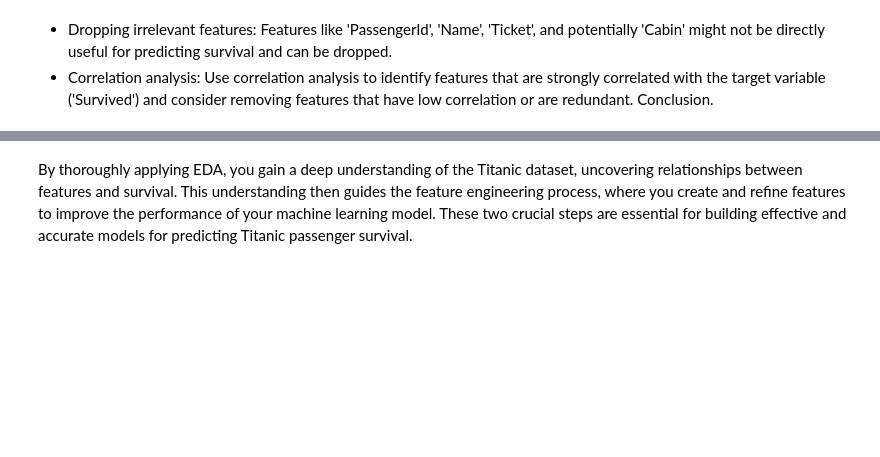
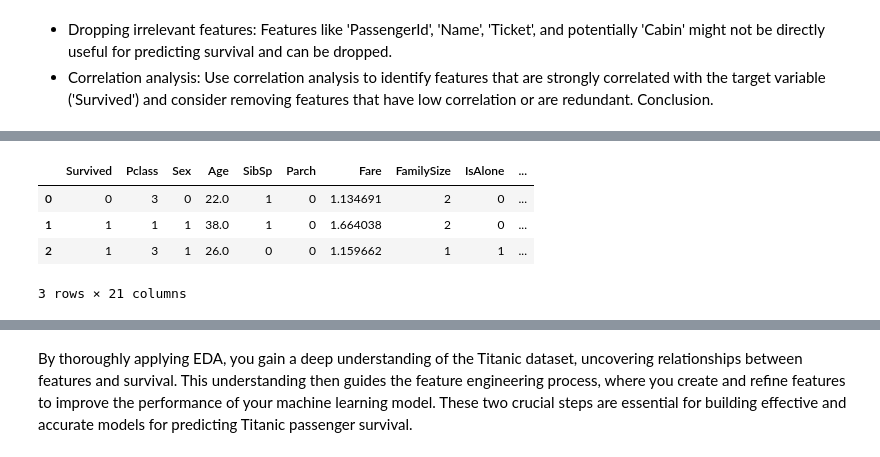
Before and after one commit to SrEntropy/titanic-ml-pipeline, a Jupyter notebook: notebooks/featureEngineering.ipynb, the cells around one changed output, grey strips where cells are left out. Saved outputs shown, nothing was run; the diff lists cells and outputs as text; code cells hidden in the pictures; blank space fills up the shorter version.

```diff
--- a/notebooks/featureEngineering.ipynb
+++ b/notebooks/featureEngineering.ipynb
@@ -109,3 +115,6 @@ df.head(4)
 ####Feature selection
 - Dropping irrelevant features: Features like 'PassengerId', 'Name', 'Ticket', and potentially 'Cabin' might not be directly useful for predicting survival and can be dropped.
 - Correlation analysis: Use correlation analysis to identify features that are strongly correlated with the target variable ('Survived') and consider removing features that have low correlation or are redundant.
+# %%
+df.drop(columns=["Name","Title"], inplace=True)
+df.head(2)
@@ -117,0 +136,11 @@ Conclusion.
+# %%
+# Apply logarithmic transformation to the 'Fare' column
+df['Fare'] = np.log1p(df['Fare'])
+dfNorm = df.copy()
+display(dfNorm.head(3))
+# %% [output]
+|  | Survived | Pclass | Sex | Age | SibSp | Parch | Fare | FamilySize | IsAlone | ... |
+| 0 | 0 | 3 | 0 | 22.0 | 1 | 0 | 1.134691 | 2 | 0 | ... |
+| 1 | 1 | 1 | 1 | 38.0 | 1 | 0 | 1.664038 | 2 | 0 | ... |
+| 2 | 1 | 3 | 1 | 26.0 | 0 | 0 | 1.159662 | 1 | 1 | ... |
+3 rows × 21 columns
```
Also changed, not shown: parts of 23 cells of this notebook.
